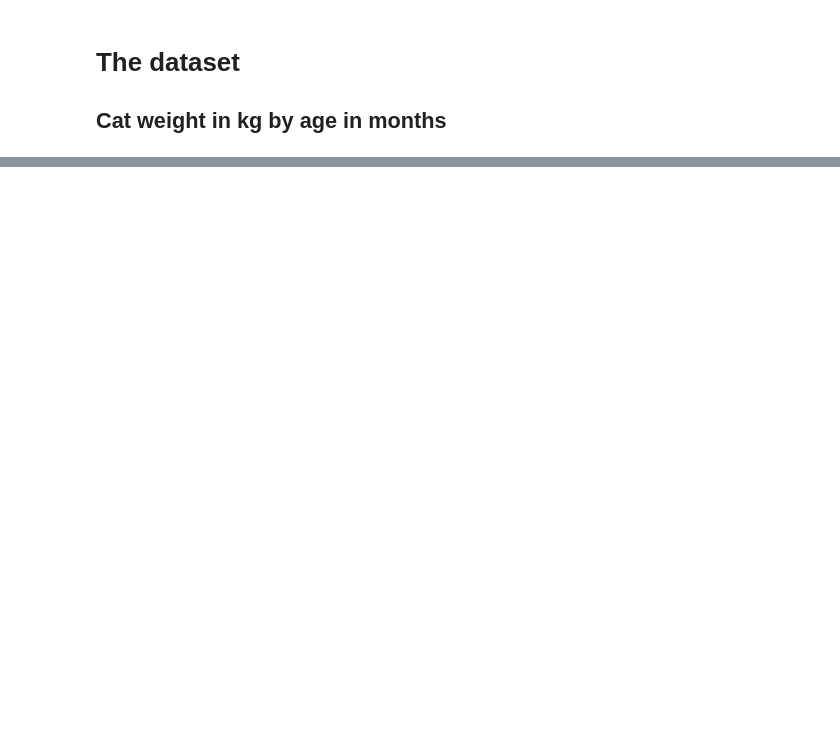
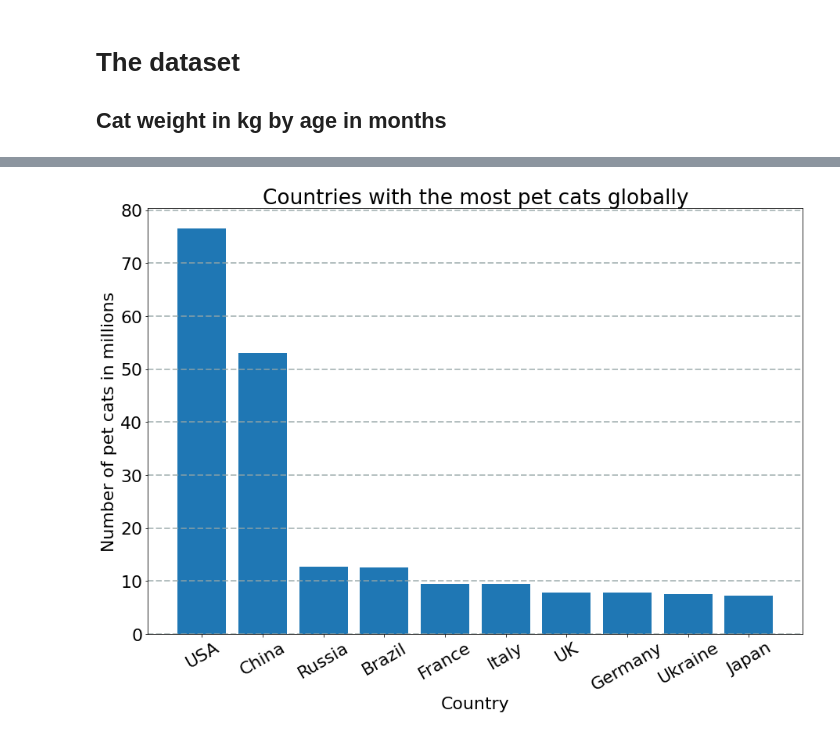
Before and after one commit to Magiduck/matplotlib_workshop, a Jupyter notebook: matplotlib_workshop.ipynb, the cells around one changed output, grey strips where cells are left out. Saved outputs shown, nothing was run; the diff lists cells and outputs as text; code cells hidden in the pictures; blank space fills up the shorter version.

```diff
--- a/matplotlib_workshop.ipynb
+++ b/matplotlib_workshop.ipynb
@@ -51,0 +98,11 @@ plt.show()
+# %%
+plt.figure(figsize=(15, 10))
+plt.bar(countries, number_of_cats_in_millions)
+plt.grid(color='#95a5a6', linestyle='--', linewidth=2, axis='y', alpha=0.7)
+plt.xticks(rotation=30)
+plt.xlabel('Country')
+plt.ylabel('Number of pet cats in millions')
+plt.title("Countries with the most pet cats globally")
+plt.show()
+# %% [output]
+[figure, added]
```
Also changed, not shown: parts of 16 cells of this notebook.
